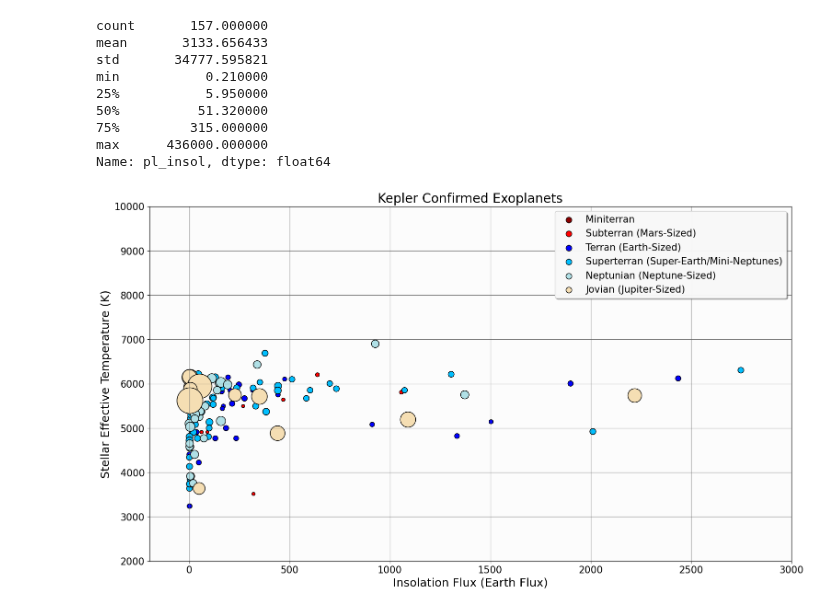
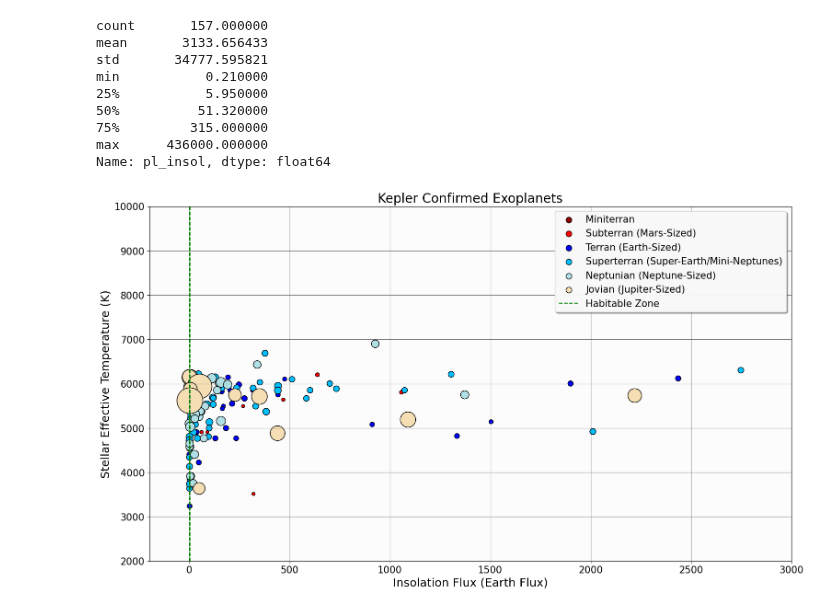
Before and after one commit to christinaxliu/research, a Jupyter notebook: Caltech-JPL-Intern/HZExoplanetsExploration/KeplerConfirmedExoplanets/HZExoplanetsExploration_KeplerConfirmedExoplanets.ipynb, the cells around one changed output. Cells and saved outputs as stored; diff of their text form; code cells hidden in the pictures.

```diff
--- a/Caltech-JPL-Intern/HZExoplanetsExploration/KeplerConfirmedExoplanets/HZExoplanetsExploration_KeplerConfirmedExoplanets.ipynb
+++ b/Caltech-JPL-Intern/HZExoplanetsExploration/KeplerConfirmedExoplanets/HZExoplanetsExploration_KeplerConfirmedExoplanets.ipynb
@@ -93,7 +91,7 @@ exoplanets_data = pd.read_table(exoplanets_filename,
                                           'pl_dens', 'pl_denserr1', 'pl_denserr2', 'pl_orbeccen', 'pl_orbeccenerr1', 'pl_orbeccenerr2',
                                           'pl_insol', 'pl_insolerr1', 'pl_insolerr2', 'pl_eqt', 'pl_eqterr1', 'pl_eqterr2',
                                           'pl_ratdor', 'pl_ratdorerr1', 'pl_ratdorerr2', 'pl_ratror', 'pl_ratrorerr1', 'pl_ratrorerr2',
-                                          'st_spectype', 'st_teff', 'st_tefferr1', 'st_tefferr2', 'st_rade', 'st_radeerr1', 'st_radeerr2',
+                                          'st_spectype', 'st_teff', 'st_tefferr1', 'st_tefferr2', 'st_rad', 'st_raderr1', 'st_raderr2',
                                           'st_mass', 'st_masserr1', 'st_masserr2', 'st_met', 'st_meterr1', 'st_meterr2',
                                           'st_metratio', 'st_lum', 'st_lumerr1', 'st_lumerr2', 'st_logg', 'st_loggerr1', 'st_loggerr2',
                                           'st_age', 'st_ageerr1', 'st_ageerr2', 'st_dens', 'st_denserr1', 'st_denserr2', 'st_vsin',
@@ -182,9 +180,9 @@ exoplanets_data['st_spectype'] = exoplanets_data['st_spectype'].astype(str)
 exoplanets_data['st_teff'] = exoplanets_data['st_teff'].astype(float)
 exoplanets_data['st_tefferr1'] = exoplanets_data['st_tefferr1'].astype(float)
 exoplanets_data['st_tefferr2'] = exoplanets_data['st_tefferr2'].astype(float)
-exoplanets_data['st_rade'] = exoplanets_data['st_rade'].astype(float)
-exoplanets_data['st_radeerr1'] = exoplanets_data['st_radeerr1'].astype(float)
-exoplanets_data['st_radeerr2'] = exoplanets_data['st_radeerr2'].astype(float)
+exoplanets_data['st_rad'] = exoplanets_data['st_rad'].astype(float)
+exoplanets_data['st_raderr1'] = exoplanets_data['st_raderr1'].astype(float)
+exoplanets_data['st_raderr2'] = exoplanets_data['st_raderr2'].astype(float)
 exoplanets_data['st_mass'] = exoplanets_data['st_mass'].astype(float)
 exoplanets_data['st_masserr1'] = exoplanets_data['st_masserr1'].astype(float)
 exoplanets_data['st_masserr2'] = exoplanets_data['st_masserr2'].astype(float)
@@ -387,31 +385,40 @@ ax.grid(color='0.4')
 ax.set_title('Kepler Confirmed Exoplanets')
 ax.title.set_fontsize(20)
 ax.set_xlabel('Insolation Flux (Earth Flux)')
 ax.xaxis.label.set_fontsize(18)
 ax.set_ylabel('Stellar Effective Temperature (K)')
 ax.yaxis.label.set_fontsize(18)
 
 plot_exoplanets_with_size(ax=ax,
                      exoplanets_data=exoplanets_data,
                      x_field='pl_insol',
                      y_field='st_teff',
                      size_field='pl_rade',
                      type_field='pl_type',
                      scale_size=50,
                      edgecolors='black')
 
+plt.vlines(x=0.25, ymin=2000, ymax=10000, colors='green', linestyles='dashed', label='Habitable Zone')
+plt.vlines(x=2.2, ymin=2000, ymax=10000, colors='green', linestyles='dashed')
+
+ax.add_patch(plt.Rectangle(xy=(0.25, 0),
+                           width=1.95,
+                           height=10000,
+                           color='lightgreen',
+                           alpha=0.15))
+
 ax.tick_params(axis='both', labelsize=15)
 
 legend = ax.legend(scatterpoints=1,
                    labelcolor='black',
                    loc='best',
                    fontsize=15,
                    markerscale=2,
                    shadow=True,
                    framealpha=0.96)
 set_legend_size(legend, len(exoplanet_type_labels), 80)
 
 frame = legend.get_frame()
 frame.set_facecolor('0.99')
 # %% [output]
-[figure, old version]
+[figure, new version]
```
Also changed, not shown: parts of 4 cells of this notebook.
